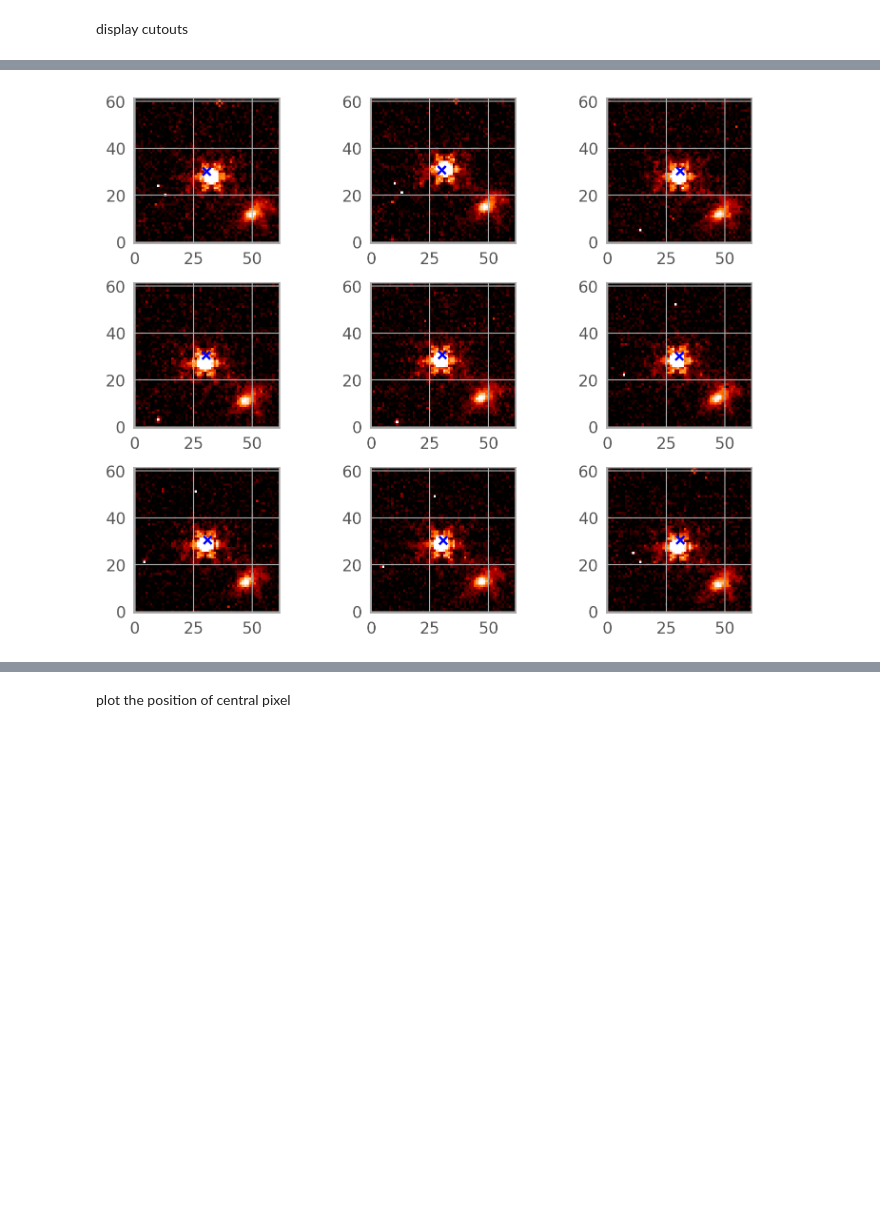
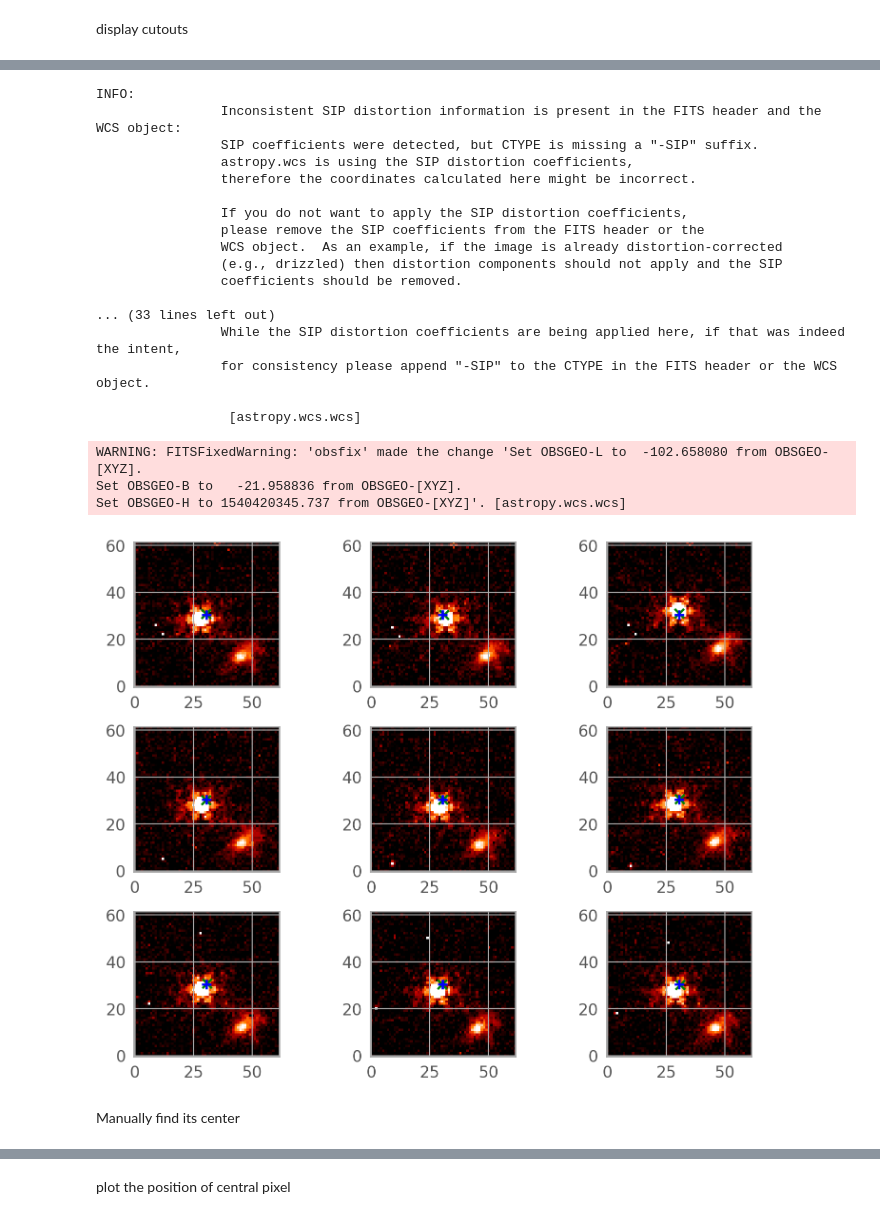
Before and after one commit to Chisen-Lupus/proper-dither, a Jupyter notebook: demo.ipynb, the cells around one changed output, grey strips where cells are left out. Saved outputs shown, nothing was run; the diff lists cells and outputs as text; code cells hidden in the pictures; blank space fills up the shorter version.

Commit message:
manually find centers

```diff
--- a/demo.ipynb
+++ b/demo.ipynb
@@ -33,6 +43,7 @@ img_paths = []
 for filename in os.listdir(IMG_DIR):
     if 'jw01764001001_02101' in filename and 'nrcblong' in filename:
         img_paths.append(os.path.join(IMG_DIR, filename))
+img_paths.sort()
 
 img_paths
 # %% [output]
@@ -52,6 +63,3 @@ agn_coord
 # %% [output]
 <SkyCoord (ICRS): (ra, dec) in deg
     (151.99275, 21.25811111)>
-# %%
-hdul = fits.open(fits_path)
-hdul[1].header
@@ -87,17 +77,11 @@ def create_cutout_fits(fits_path, cutout_path, coord, radius):
     with fits.open(fits_path) as hdul:
         # read file
         header = hdul['SCI'].header
-
-        keys_to_remove = [key for key in header if "SIP" in (header.comments[key] or '')]
-        for key in keys_to_remove:
-            del header[key]
-        # print('   ', wcs.sip.a)
         # wcs.sip = None
 
         wcs = WCS(header)
         data = hdul['SCI'].data
         pixel_scale = wcs.proj_plane_pixel_scales()[0].value # degrees per pixel
-        print(pixel_scale)
         radius_pix = int(radius/3600/pixel_scale)
         size = (radius_pix*2, radius_pix*2)
 
@@ -229,7 +233,9 @@ for i in range(9):
         agn_pixel = wcs.world_to_pixel(agn_coord)
         print(agn_pixel)
         axs[i].imshow(stretch(data))
-        axs[i].scatter(agn_pixel[0], agn_pixel[1], marker='x', c='b', zorder=10)
+        axs[i].scatter(agn_pixel[0], agn_pixel[1], marker='x', c='g', s=50)
+        x, y, _ = get_pixel_center_coordinate(cutout_paths[i])
+        axs[i].scatter(x, y, marker='+', c='b', s=50)
         agn_pixels.append(agn_pixel)
         # axs[i].grid(False)
 
@@ -266 +280,23 @@ Set OBSGEO-H to 1540023708.650 from OBSGEO-[XYZ]'. [astropy.wcs.wcs]
+INFO:
+                Inconsistent SIP distortion information is present in the FITS header and the WCS object:
+                SIP coefficients were detected, but CTYPE is missing a "-SIP" suffix.
+                astropy.wcs is using the SIP distortion coefficients,
+                therefore the coordinates calculated here might be incorrect.
+
+                If you do not want to apply the SIP distortion coefficients,
+                please remove the SIP coefficients from the FITS header or the
+                WCS object.  As an example, if the image is already distortion-corrected
+                (e.g., drizzled) then distortion components should not apply and the SIP
+                coefficients should be removed.
+
+... (33 lines left out)
+                While the SIP distortion coefficients are being applied here, if that was indeed the intent,
+                for consistency please append "-SIP" to the CTYPE in the FITS header or the WCS object.
+
+                 [astropy.wcs.wcs]
+WARNING: FITSFixedWarning: 'obsfix' made the change 'Set OBSGEO-L to  -102.658080 from OBSGEO-[XYZ].
+Set OBSGEO-B to   -21.958836 from OBSGEO-[XYZ].
+Set OBSGEO-H to 1540420345.737 from OBSGEO-[XYZ]'. [astropy.wcs.wcs]
-[figure, old version]
+[figure, new version]
+# %% [markdown]
+Manually find its center
```
Also changed, not shown: parts of 17 cells of this notebook.
